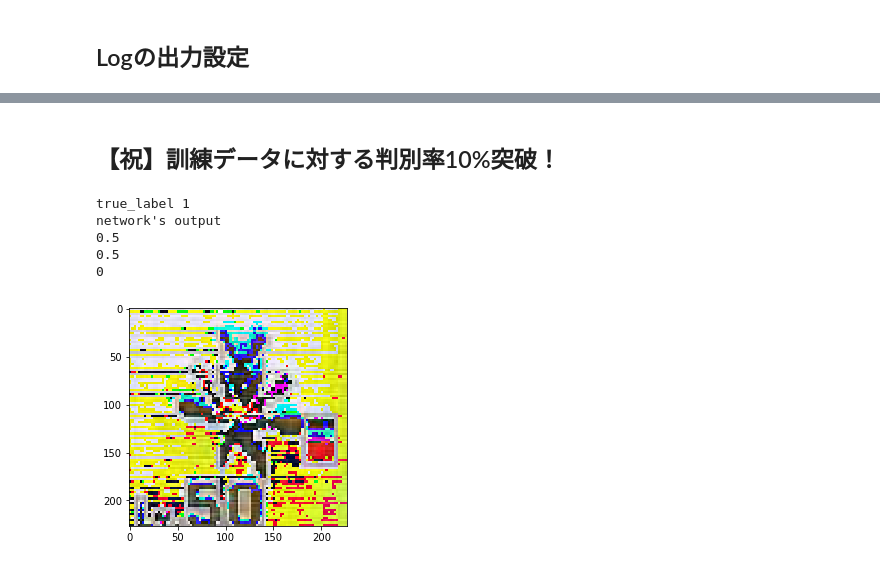
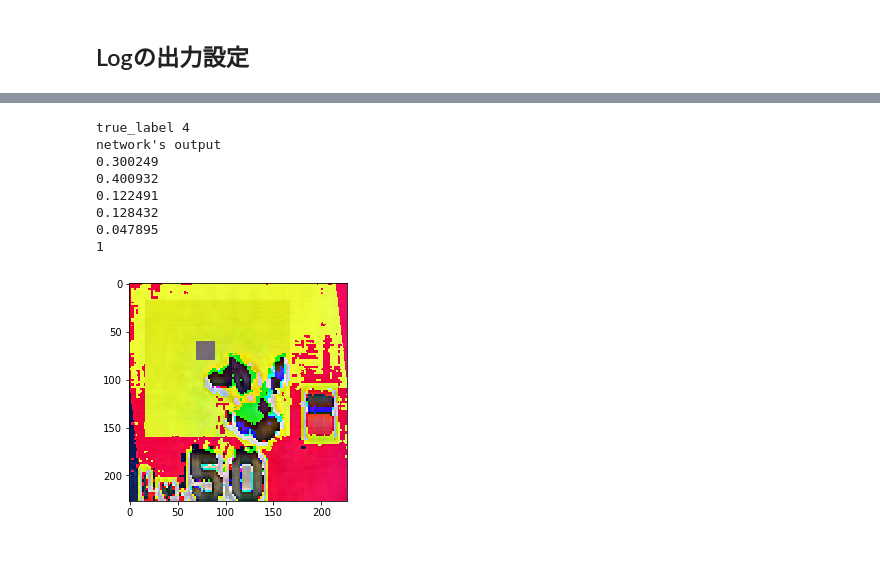
Before and after one commit to XMLPro/poke_capture, a Jupyter notebook: PokeClassification227class3.ipynb, the cells around one changed output, grey strips where cells are left out. Cells and saved outputs as stored; diff of their text form; code cells hidden in the pictures.

Commit message:
add DataAug.py

```diff
--- a/PokeClassification227class3.ipynb
+++ b/PokeClassification227class3.ipynb
@@ -94,9 +96,24 @@ for i, label in enumerate(label_names):
     for f in glob.glob("%s/%s/*"%(dataset_dir,label)):
         img = Image.open(f)
         img = np.array(img.resize((227,227)))
-        for j in range(20):
-            _labels.append(i)
-            _images.append(img)
+
+        _labels.append(i)
+        _images.append(img)
+        _labels.append(i)
+        _images.append(DataAug.affine_image(img))
+        _labels.append(i)
+        _images.append(DataAug.brightness_image(img))
+        _labels.append(i)
+        _images.append(DataAug.gray_image(img))
+        _labels.append(i)
+        _images.append(DataAug.mask_image(img))
+        _labels.append(i)
+        _images.append(DataAug.small_image(img))
+        img2, img3 = DataAug.mirror_image(img)
+        _labels.append(i)
+        _images.append(img2)
+        _labels.append(i)
+        _images.append(img3)
 # %%
 import matplotlib.pyplot as plt
 %matplotlib inline
@@ -117,6 +131,6 @@ plt.imshow(mean_img)
 # %%
-for i in range(len(images)):
-    images[i] = images[i] - mean_img
+# for i in range(len(images)):
+#     images[i] = images[i] - mean_img
 # %%
 plt.imshow(images[0])
 # %% [output]
@@ -210,27 +205,32 @@ epoch       main/accuracy  main/loss
-# %% [markdown]
-## 【祝】訓練データに対する判別率10%突破！
 # %%
 from chainer import cuda
 # %%
-img, label = x_train[200]
+img, label = x_train[300]
 plt.imshow(img.transpose(1,2,0))
 model.train=False
 cuda.check_cuda_available()
 cuda.get_device(0).use()
 xp = cuda.cupy
 # img = Image.open("./dataset/445-0.jpg").resize((227,227))
 # img = np.array(img, dtype=np.float32) / 255
 # img = img.transpose(2,0,1)
 print("true_label",label)
 print("network's output")
 out = model(xp.asarray(img[None,:]))
 print(out[0,0])
 print(out[0,1])
+print(out[0,2])
+print(out[0,3])
+print(out[0,4])
+
 print(np.argmax(out))
 # %% [output]
-true_label 1
+true_label 4
 network's output
-0.5
-0.5
-0
+0.300249
+0.400932
+0.122491
+0.128432
+0.047895
+1
-[figure, old version]
+[figure, new version]
```
Also changed, not shown: parts of 11 cells of this notebook, 3 other files.
